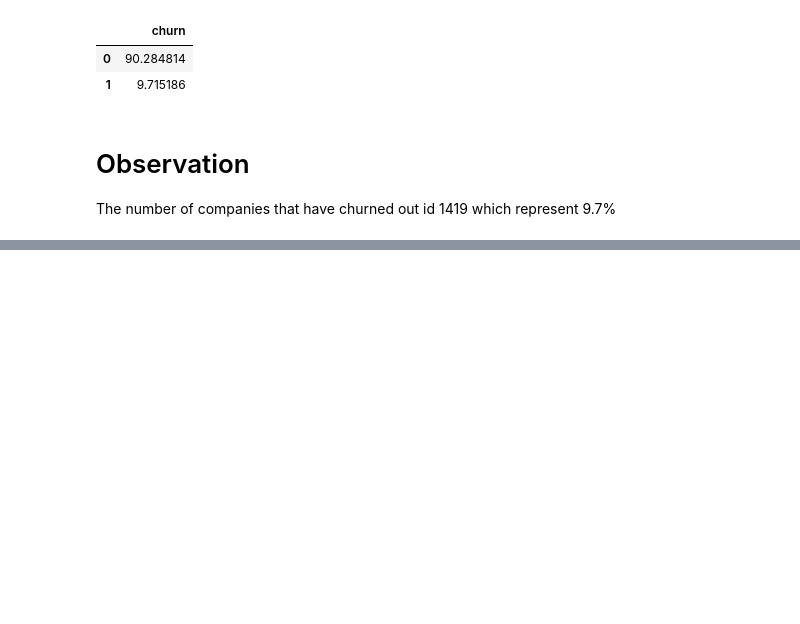
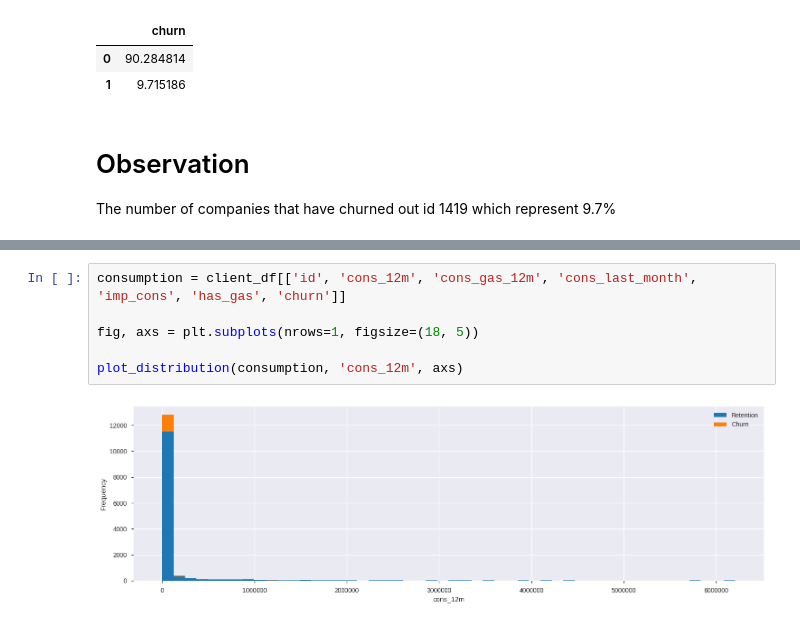
Before and after one commit to Pritesh-25/MachineLearning, a Jupyter notebook: Churn_Analysis.ipynb, the cells around one changed output, grey strips where cells are left out. Drawn from its saved outputs; the diff is of its cells as text; blank space fills up the shorter version.

```diff
--- a/Churn_Analysis.ipynb
+++ b/Churn_Analysis.ipynb
@@ -228,0 +301,8 @@ The number of companies that have churned out id 1419 which represent 9.7%
+# %%
+consumption = client_df[['id', 'cons_12m', 'cons_gas_12m', 'cons_last_month', 'imp_cons', 'has_gas', 'churn']]
+
+fig, axs = plt.subplots(nrows=1, figsize=(18, 5))
+
+plot_distribution(consumption, 'cons_12m', axs)
+# %% [output]
+[figure, added]
```
Also changed, not shown: parts of 6 cells of this notebook.
